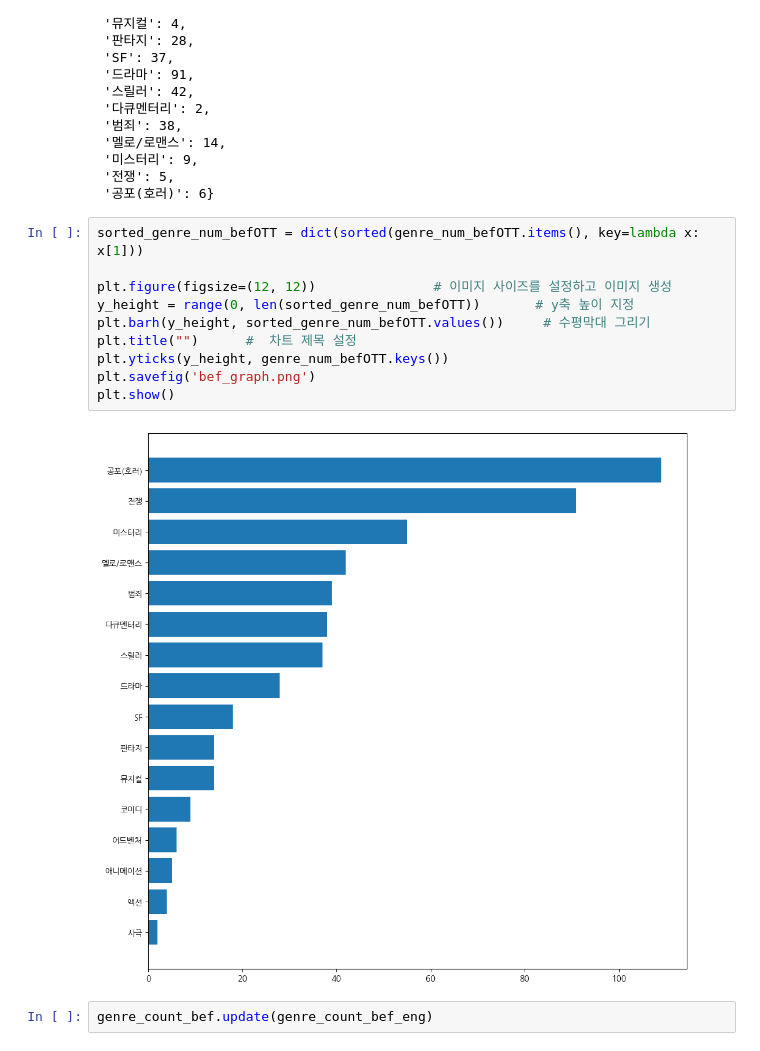
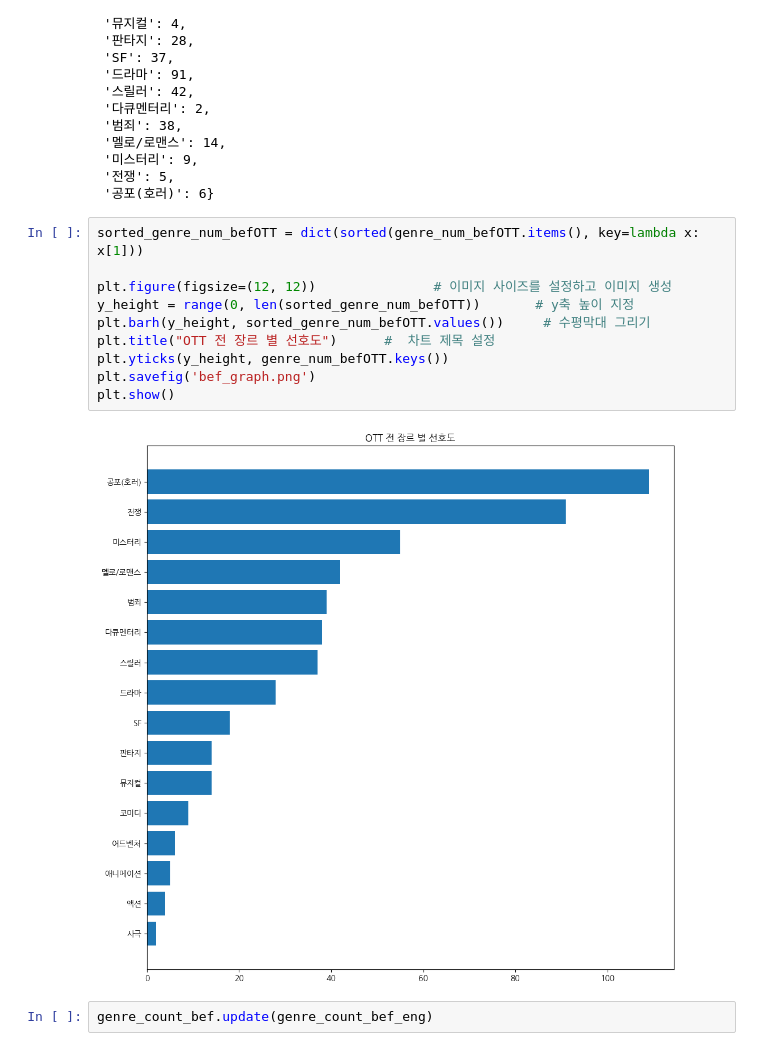
Before and after one commit to addinedu-ros-8th/eda-repo-1, a Jupyter notebook: src/ott_bef_aft_genre_analysis.ipynb, the cells around one changed output. Cells and saved outputs as stored; diff of their text form.

Commit message:
add plot name

```diff
--- a/src/ott_bef_aft_genre_analysis.ipynb
+++ b/src/ott_bef_aft_genre_analysis.ipynb
@@ -162,15 +162,15 @@ genre_num_befOTT
 # %%
 sorted_genre_num_befOTT = dict(sorted(genre_num_befOTT.items(), key=lambda x: x[1]))
 
 plt.figure(figsize=(12, 12))               # 이미지 사이즈를 설정하고 이미지 생성
 y_height = range(0, len(sorted_genre_num_befOTT))       # y축 높이 지정
 plt.barh(y_height, sorted_genre_num_befOTT.values())     # 수평막대 그리기
-plt.title("")      #  차트 제목 설정
+plt.title("OTT 전 장르 별 선호도")      #  차트 제목 설정
 plt.yticks(y_height, genre_num_befOTT.keys())
 plt.savefig('bef_graph.png')
 plt.show()
 # %% [output]
-[figure, old version]
+[figure, new version]
 # %%
 genre_count_bef.update(genre_count_bef_eng)
 # %%
```
Also changed, not shown: parts of 1 cell of this notebook.
